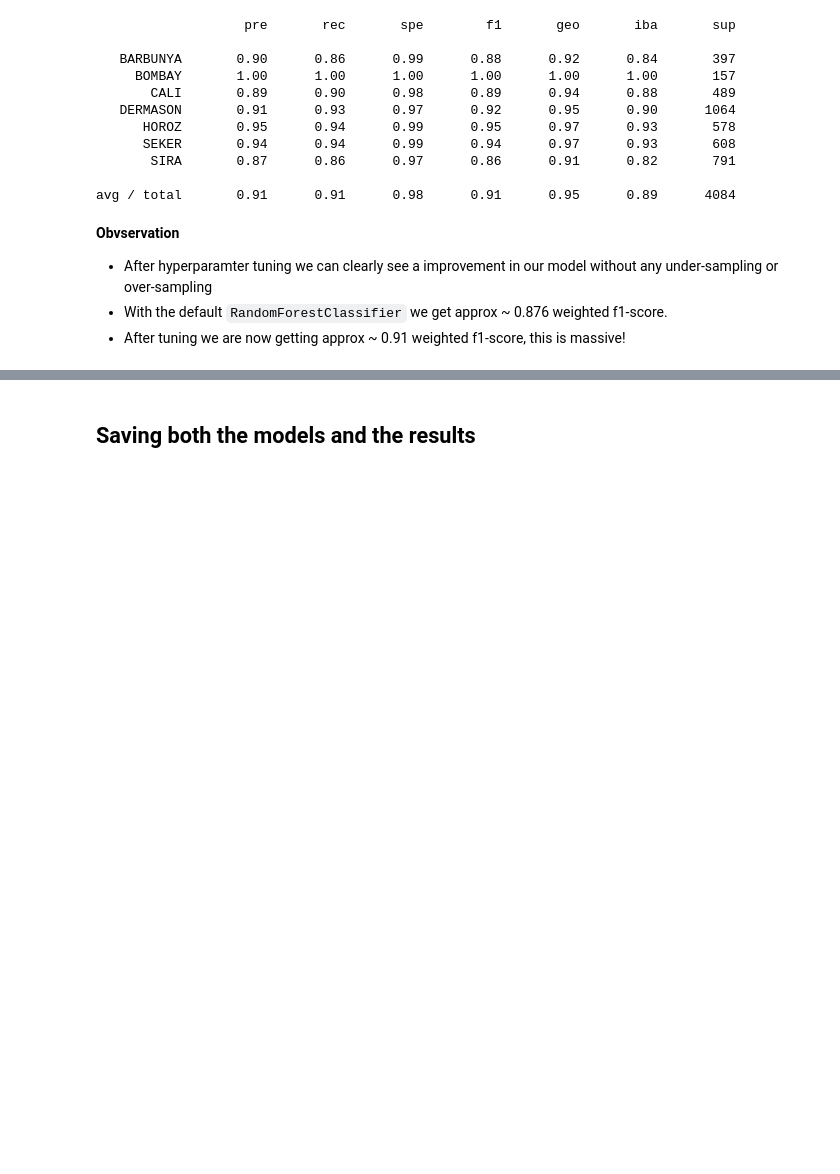
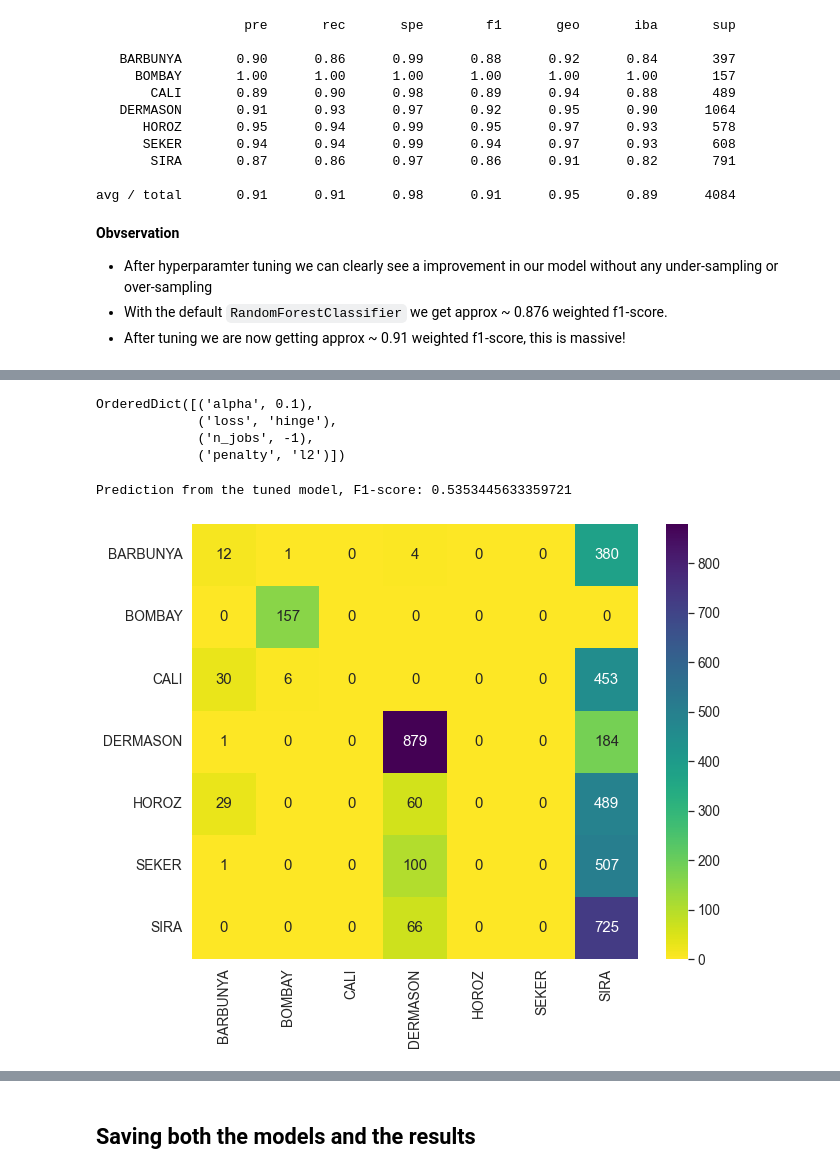
Before and after one commit to Abhiswain97/DryBeanClassification, a Jupyter notebook: Phase-3-Feature-Selection-and-Modelling .ipynb, the cells around one changed output, grey strips where cells are left out. Cells and saved outputs as stored; diff of their text form; code cells hidden in the pictures; blank space fills up the shorter version.

Commit message:
Added SGDClassifier

```diff
--- a/Phase-3-Feature-Selection-and-Modelling .ipynb
+++ b/Phase-3-Feature-Selection-and-Modelling .ipynb
@@ -583,0 +634,16 @@ avg / total       0.91      0.91      0.98      0.91      0.95      0.89      40
+# %%
+param_sgd = {
+    'alpha': [1e-4, 1e-3, 1e-2, 1e-1, 1e0, 1e1, 1e2, 1e3], # learning rate
+    'loss': ['hinge'], # logistic regression,
+    'penalty': ['l2'],
+    'n_jobs': [-1]
+}
+# %%
+bs_cv_svc = BayesSearchCV(
+    estimator=SGDClassifier(),
+    search_spaces=param_sgd, n_iter=5,
+    cv=StratifiedKFold(n_splits=10), verbose=2, scoring=scorer
+)
+# %%
+%%time
+bs_cv_svc.fit(X_train_, y_train_)
@@ -583,0 +676,18 @@ avg / total       0.91      0.91      0.98      0.91      0.95      0.89      40
+# %%
+bs_cv_svc.best_params_
+# %% [output]
+OrderedDict([('alpha', 0.1),
+             ('loss', 'hinge'),
+             ('n_jobs', -1),
+             ('penalty', 'l2')])
+# %%
+best_model = bs_cv_svc.best_estimator_
+preds = best_model.predict(X_test_)
+print(f"Prediction from the tuned model, F1-score: {metrics.f1_score(preds, y_test_, average='weighted')}")
+# %% [output]
+Prediction from the tuned model, F1-score: 0.5353445633359721
+# %%
+cf = metrics.confusion_matrix(y_test_, preds)
+plot_cf(cf)
+# %% [output]
+[figure, added]
```
Also changed, not shown: parts of 28 cells of this notebook.
